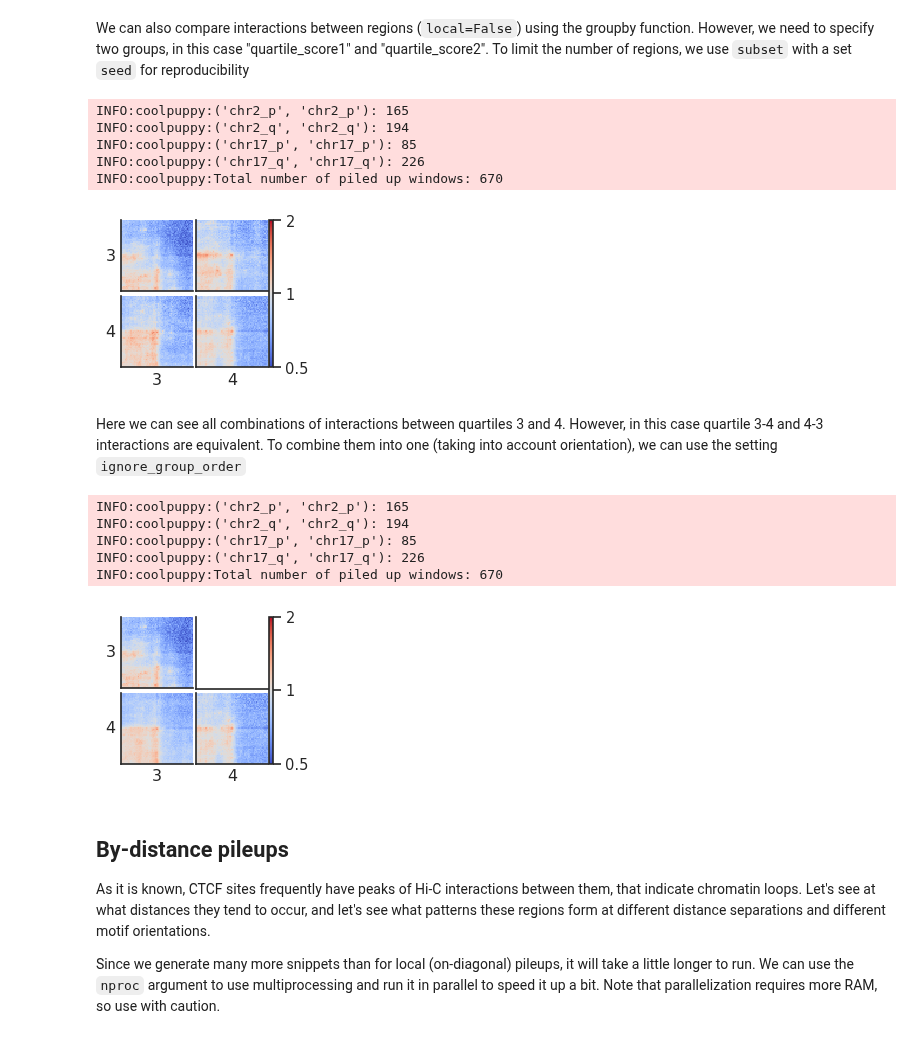
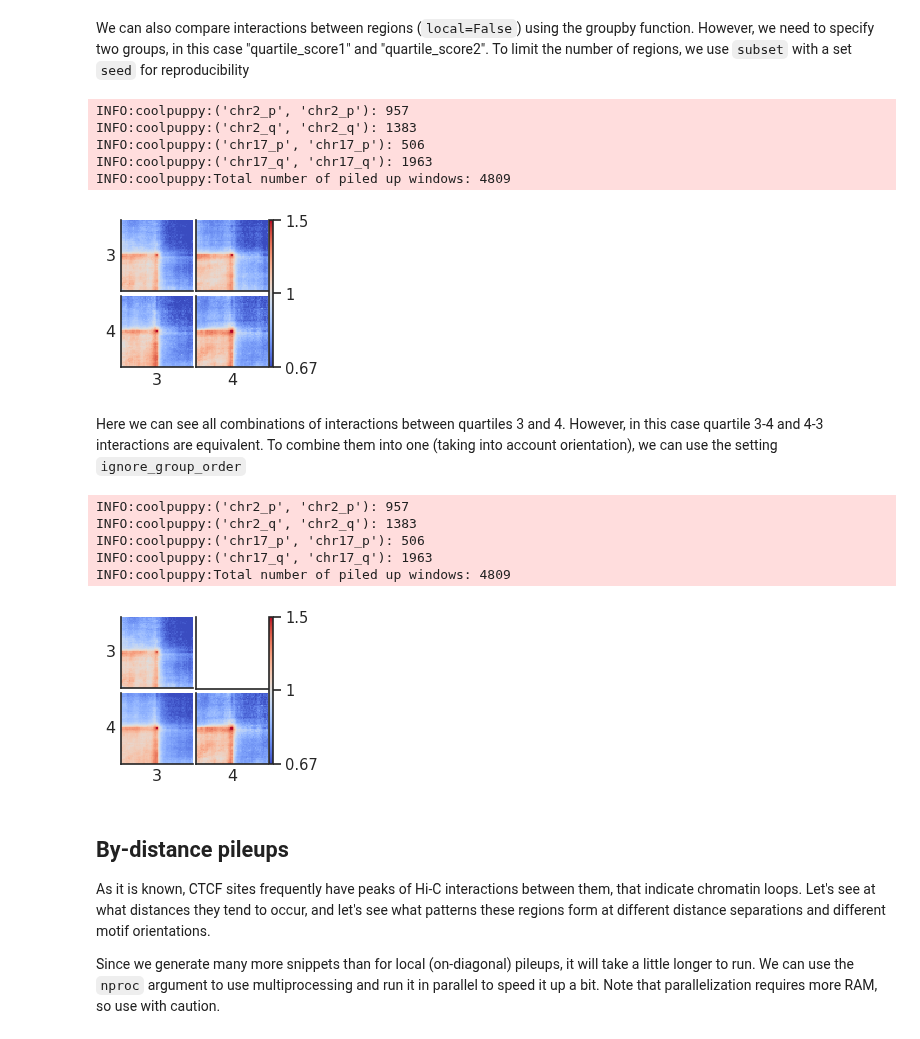
Before and after one commit to open2c/coolpuppy, a Jupyter notebook: docs/source/Examples/Walkthrough_API.ipynb, the cells around one changed output. Drawn from its saved outputs; the diff is of its cells as text; code cells hidden in the pictures.

```diff
--- a/docs/source/Examples/Walkthrough_API.ipynb
+++ b/docs/source/Examples/Walkthrough_API.ipynb
@@ -335,23 +335,23 @@ We can also compare interactions between regions (`local=False`) using the group
 pup = coolpup.pileup(clr, ctcf.loc[ctcf["quartile_score"] > 2], features_format='bed', view_df=hg38_arms,
                      local=False, expected_df=expected,
                      groupby=['quartile_score1', 'quartile_score2'],
-                     flank=300_000, mindist=300_000, maxdist=1_000_000,
-                     subset=500, seed=1, nproc=2)
+                     flank=300_000, mindist=300_000, maxdist=600_000,
+                     subset=2000, seed=1, nproc=2)
 # %% [output]
-INFO:coolpuppy:('chr2_p', 'chr2_p'): 165
-INFO:coolpuppy:('chr2_q', 'chr2_q'): 194
-INFO:coolpuppy:('chr17_p', 'chr17_p'): 85
-INFO:coolpuppy:('chr17_q', 'chr17_q'): 226
-INFO:coolpuppy:Total number of piled up windows: 670
+INFO:coolpuppy:('chr2_p', 'chr2_p'): 957
+INFO:coolpuppy:('chr2_q', 'chr2_q'): 1383
+INFO:coolpuppy:('chr17_p', 'chr17_p'): 506
+INFO:coolpuppy:('chr17_q', 'chr17_q'): 1963
+INFO:coolpuppy:Total number of piled up windows: 4809
 # %%
 fg = plotpup.plot(pup.loc[pup["quartile_score1"] != "all"].reset_index(),
                   cols='quartile_score1',
                   rows='quartile_score2',
                   score=False, cmap='coolwarm',
-                  scale='log', sym=True, vmax=2,
+                  scale='log', sym=True, vmax=1.5,
                   height=1)
 # %% [output]
-[figure, old version]
+[figure, new version]
 # %% [markdown]
 Here we can see all combinations of interactions between quartiles 3 and 4. However, in this case quartile 3-4 and 4-3 interactions are equivalent. To combine them into one (taking into account orientation), we can use the setting `ignore_group_order`
 # %%
@@ -359,23 +359,23 @@ pup = coolpup.pileup(clr, ctcf.loc[ctcf["quartile_score"] > 2], features_format=
                      local=False, expected_df=expected,
                      groupby=['quartile_score1', 'quartile_score2'],
                      ignore_group_order="quartile_score",
-                     flank=300_000, mindist=300_000, maxdist=1_000_000,
-                     subset=500, seed=1, nproc=2)
+                     flank=300_000, mindist=300_000, maxdist=600_000,
+                     subset=2000, seed=1, nproc=2)
 # %% [output]
-INFO:coolpuppy:('chr2_p', 'chr2_p'): 165
-INFO:coolpuppy:('chr2_q', 'chr2_q'): 194
-INFO:coolpuppy:('chr17_p', 'chr17_p'): 85
-INFO:coolpuppy:('chr17_q', 'chr17_q'): 226
-INFO:coolpuppy:Total number of piled up windows: 670
+INFO:coolpuppy:('chr2_p', 'chr2_p'): 957
+INFO:coolpuppy:('chr2_q', 'chr2_q'): 1383
+INFO:coolpuppy:('chr17_p', 'chr17_p'): 506
+INFO:coolpuppy:('chr17_q', 'chr17_q'): 1963
+INFO:coolpuppy:Total number of piled up windows: 4809
 # %%
 fg = plotpup.plot(pup.loc[pup["quartile_score1"] != "all"].reset_index(),
                   cols='quartile_score1',
                   rows='quartile_score2',
                   score=False, cmap='coolwarm',
-                  scale='log', sym=True, vmax=2,
+                  scale='log', sym=True, vmax=1.5,
                   height=1)
 # %% [output]
-[figure, old version]
+[figure, new version]
 # %% [markdown]
 ## By-distance pileups
 
```
Also changed, not shown: 1 other file.
